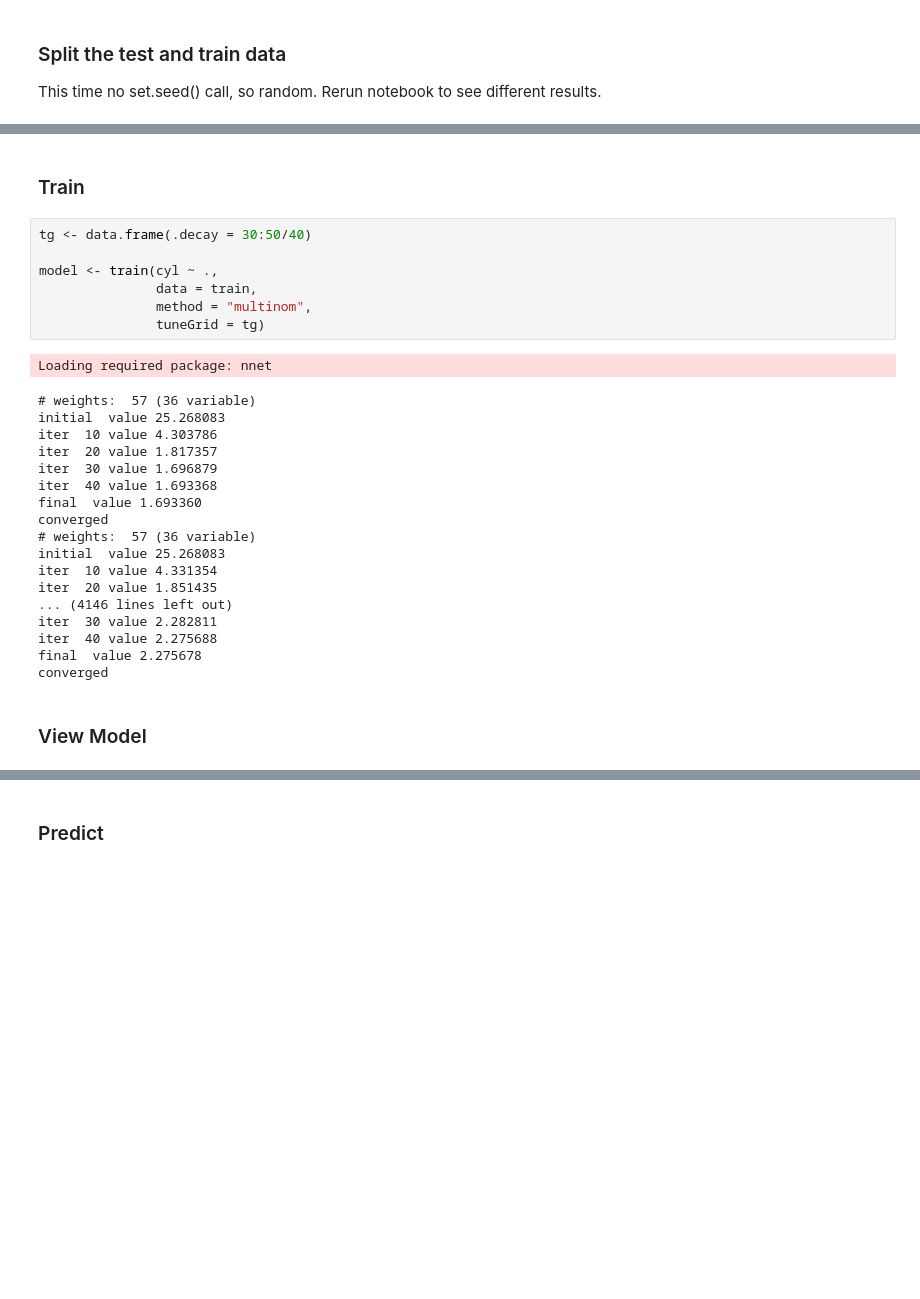
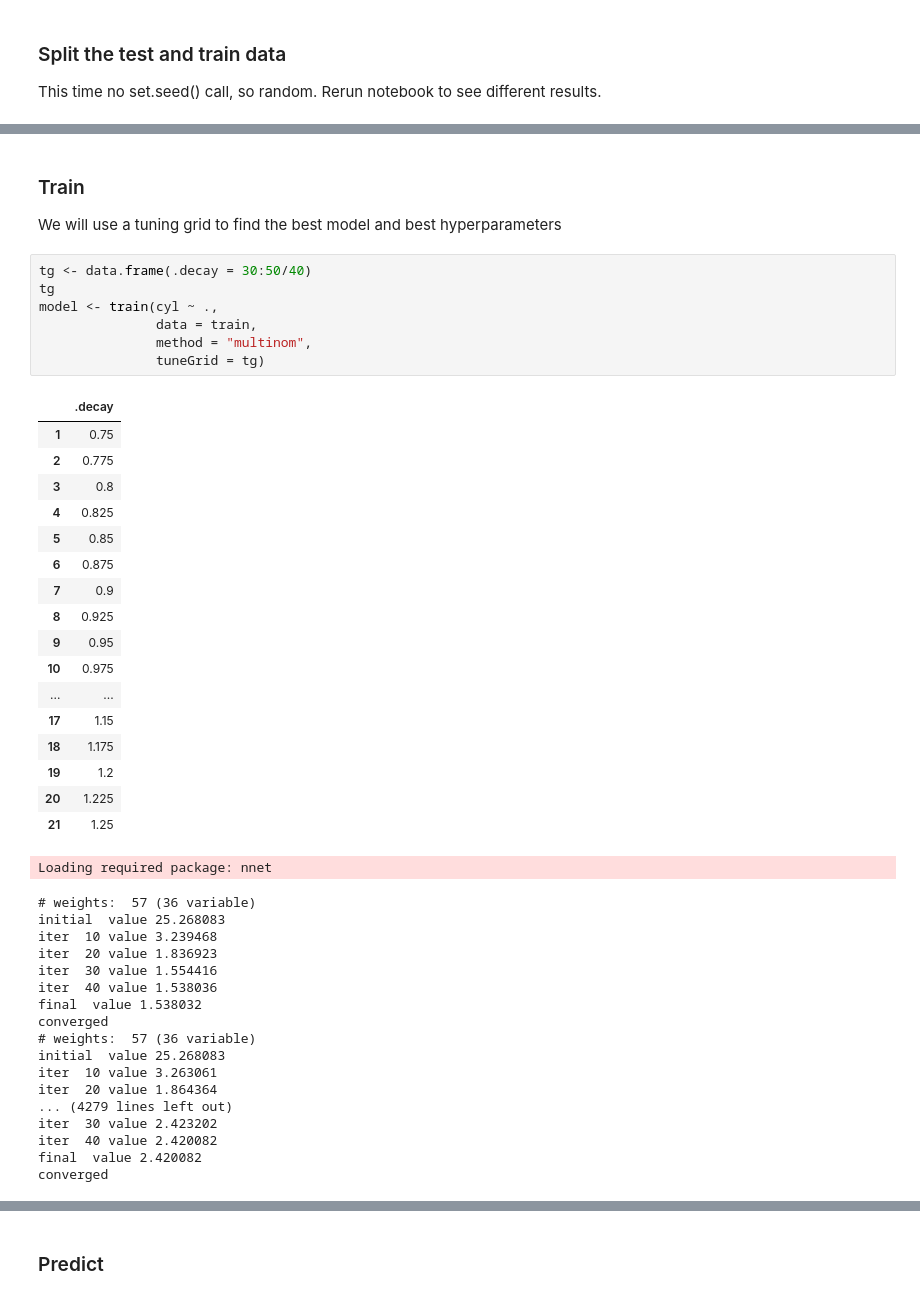
Before and after one commit to thoolihan/R-ML-Overview, a Jupyter notebook: Cars Classication.ipynb, the cells around one changed output, grey strips where cells are left out. Saved outputs shown, nothing was run; the diff lists cells and outputs as text; blank space fills up the shorter version.

```diff
--- a/Cars Classication.ipynb
+++ b/Cars Classication.ipynb
@@ -60,30 +57,46 @@ Loading required package: ggplot2
-# %% [markdown]
-### Train
+# %% [markdown]
+### Train
+We will use a tuning grid to find the best model and best hyperparameters
 # %%
 tg <- data.frame(.decay = 30:50/40)
-
+tg
 model <- train(cyl ~ .,
                data = train,
                method = "multinom",
                tuneGrid = tg)
 # %% [output]
+|  | .decay |
+| 1 | 0.75 |
+| 2 | 0.775 |
+| 3 | 0.8 |
+| 4 | 0.825 |
+| 5 | 0.85 |
+| 6 | 0.875 |
+| 7 | 0.9 |
+| 8 | 0.925 |
+| 9 | 0.95 |
+| 10 | 0.975 |
+| ... | ... |
+| 17 | 1.15 |
+| 18 | 1.175 |
+| 19 | 1.2 |
+| 20 | 1.225 |
+| 21 | 1.25 |
 Loading required package: nnet
 # weights:  57 (36 variable)
 initial  value 25.268083
-iter  10 value 4.303786
-iter  20 value 1.817357
-iter  30 value 1.696879
-iter  40 value 1.693368
-final  value 1.693360
+iter  10 value 3.239468
+iter  20 value 1.836923
+iter  30 value 1.554416
+iter  40 value 1.538036
+final  value 1.538032
 converged
 # weights:  57 (36 variable)
 initial  value 25.268083
-iter  10 value 4.331354
-iter  20 value 1.851435
-... (4146 lines left out)
-iter  30 value 2.282811
-iter  40 value 2.275688
-final  value 2.275678
+iter  10 value 3.263061
+iter  20 value 1.864364
+... (4279 lines left out)
+iter  30 value 2.423202
+iter  40 value 2.420082
+final  value 2.420082
 converged
-# %% [markdown]
-### View Model
```
Also changed, not shown: parts of 4 cells of this notebook, 1 other file.
